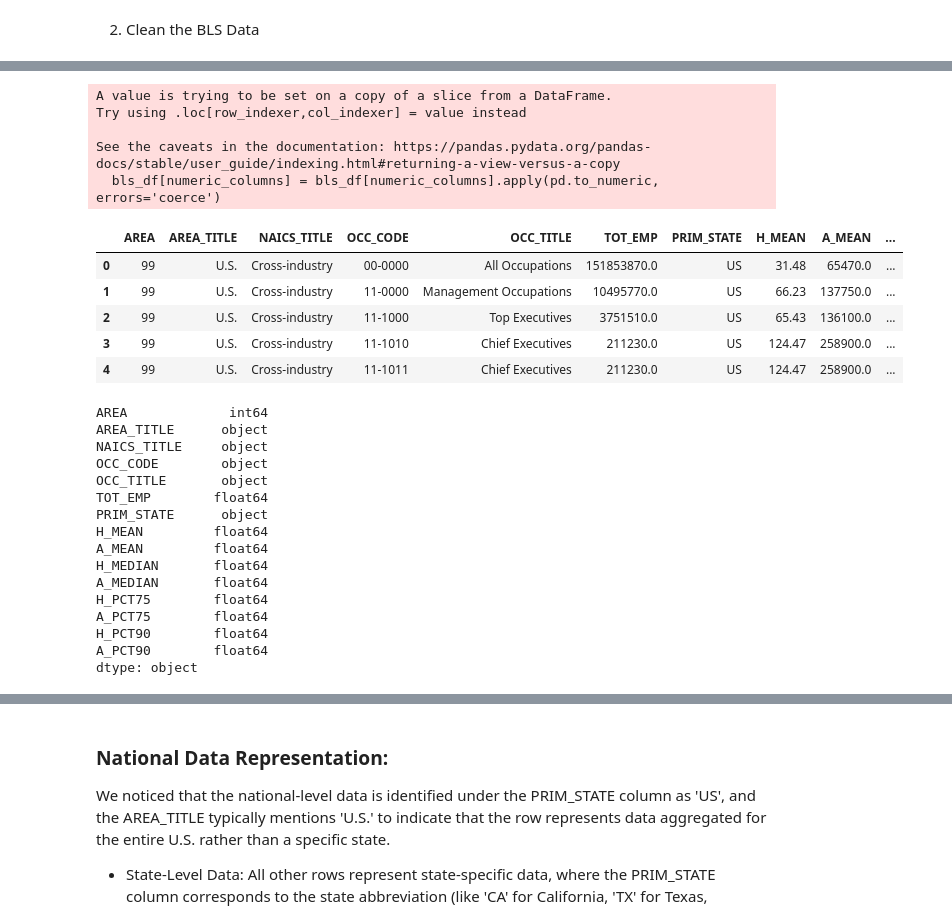
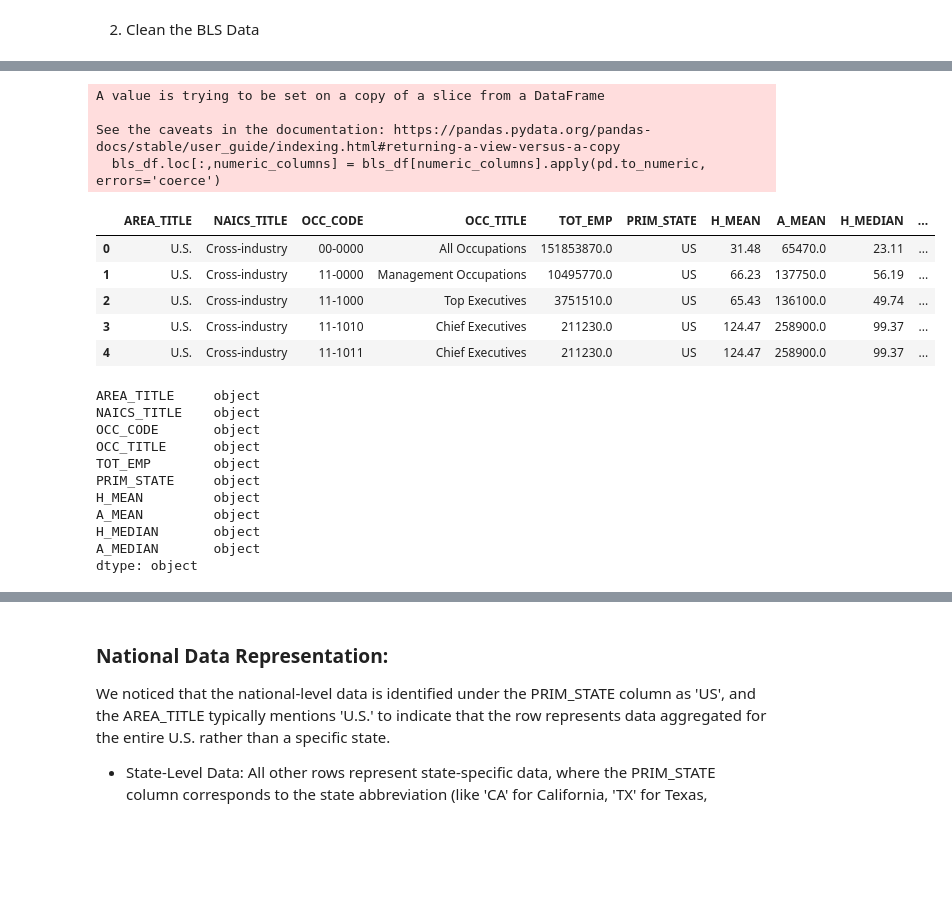
Before and after one commit to rjf7q/bls-data-exploration, a Jupyter notebook: bls_data_exploration.ipynb, the cells around one changed output, grey strips where cells are left out. Drawn from its saved outputs; the diff is of its cells as text; code cells hidden in the pictures; blank space fills up the shorter version.

```diff
--- a/bls_data_exploration.ipynb
+++ b/bls_data_exploration.ipynb
@@ -13,7 +17,7 @@ import geopandas as gpd
 1. Load the Data
 # %%
 # Load the data using pandas
-bls_data=pd.read_excel("./Ressources/all_data_M_2023.xlsx")
+bls_data=pd.read_excel("./Ressources/bls_data.xlsx")
 # Preview the first few rows to check if the data is being read correctly
 display(bls_data.head(3))
 # %% [output]
@@ -37,10 +41,9 @@ Index(['AREA', 'AREA_TITLE', 'AREA_TYPE', 'PRIM_STATE', 'NAICS', 'NAICS_TITLE',
 # %%
 # Select the relevant columns from your DataFrame
 relevant_columns = [
-    'AREA', 'AREA_TITLE', 'NAICS_TITLE',
+    'AREA_TITLE', 'NAICS_TITLE',
     'OCC_CODE', 'OCC_TITLE', 'TOT_EMP', 'PRIM_STATE',
-    'H_MEAN', 'A_MEAN', 'H_MEDIAN', 'A_MEDIAN',
-    'H_PCT75', 'A_PCT75', 'H_PCT90', 'A_PCT90'
+    'H_MEAN', 'A_MEAN', 'H_MEDIAN', 'A_MEDIAN'
 ]
 # Subset the DataFrame
 bls_df = bls_data[relevant_columns]
@@ -74,43 +72,37 @@ A_PCT90        object
 dtype: object
 # %%
 # Convert numeric columns to appropriate types (handle errors in conversion)
-numeric_columns = ['TOT_EMP', 'H_MEAN', 'A_MEAN', 'H_MEDIAN', 'A_MEDIAN', 'H_PCT75', 'A_PCT75', 'H_PCT90', 'A_PCT90']
+numeric_columns = ['TOT_EMP', 'H_MEAN', 'A_MEAN', 'H_MEDIAN', 'A_MEDIAN']
 # Convert specified columns to numeric, handling errors with 'coerce'
-bls_df[numeric_columns] = bls_df[numeric_columns].apply(pd.to_numeric, errors='coerce')
+bls_df.loc[:,numeric_columns] = bls_df[numeric_columns].apply(pd.to_numeric, errors='coerce')
 
 # Preview the cleaned data
 bls_df.head()
 # %% [output]
-A value is trying to be set on a copy of a slice from a DataFrame.
-Try using .loc[row_indexer,col_indexer] = value instead
+A value is trying to be set on a copy of a slice from a DataFrame
 
 See the caveats in the documentation: https://pandas.pydata.org/pandas-docs/stable/user_guide/indexing.html#returning-a-view-versus-a-copy
-  bls_df[numeric_columns] = bls_df[numeric_columns].apply(pd.to_numeric, errors='coerce')
+  bls_df.loc[:,numeric_columns] = bls_df[numeric_columns].apply(pd.to_numeric, errors='coerce')
-|  | AREA | AREA_TITLE | NAICS_TITLE | OCC_CODE | OCC_TITLE | TOT_EMP | PRIM_STATE | H_MEAN | A_MEAN | ... |
-| 0 | 99 | U.S. | Cross-industry | 00-0000 | All Occupations | 151853870.0 | US | 31.48 | 65470.0 | ... |
-| 1 | 99 | U.S. | Cross-industry | 11-0000 | Management Occupations | 10495770.0 | US | 66.23 | 137750.0 | ... |
-| 2 | 99 | U.S. | Cross-industry | 11-1000 | Top Executives | 3751510.0 | US | 65.43 | 136100.0 | ... |
-| 3 | 99 | U.S. | Cross-industry | 11-1010 | Chief Executives | 211230.0 | US | 124.47 | 258900.0 | ... |
-| 4 | 99 | U.S. | Cross-industry | 11-1011 | Chief Executives | 211230.0 | US | 124.47 | 258900.0 | ... |
+|  | AREA_TITLE | NAICS_TITLE | OCC_CODE | OCC_TITLE | TOT_EMP | PRIM_STATE | H_MEAN | A_MEAN | H_MEDIAN | ... |
+| 0 | U.S. | Cross-industry | 00-0000 | All Occupations | 151853870.0 | US | 31.48 | 65470.0 | 23.11 | ... |
+| 1 | U.S. | Cross-industry | 11-0000 | Management Occupations | 10495770.0 | US | 66.23 | 137750.0 | 56.19 | ... |
+| 2 | U.S. | Cross-industry | 11-1000 | Top Executives | 3751510.0 | US | 65.43 | 136100.0 | 49.74 | ... |
+| 3 | U.S. | Cross-industry | 11-1010 | Chief Executives | 211230.0 | US | 124.47 | 258900.0 | 99.37 | ... |
+| 4 | U.S. | Cross-industry | 11-1011 | Chief Executives | 211230.0 | US | 124.47 | 258900.0 | 99.37 | ... |
 # %%
 #recheck the data type
 bls_df.dtypes
 # %% [output]
-AREA             int64
-AREA_TITLE      object
-NAICS_TITLE     object
-OCC_CODE        object
-OCC_TITLE       object
-TOT_EMP        float64
-PRIM_STATE      object
-H_MEAN         float64
-A_MEAN         float64
-H_MEDIAN       float64
-A_MEDIAN       float64
-H_PCT75        float64
-A_PCT75        float64
-H_PCT90        float64
-A_PCT90        float64
+AREA_TITLE     object
+NAICS_TITLE    object
+OCC_CODE       object
+OCC_TITLE      object
+TOT_EMP        object
+PRIM_STATE     object
+H_MEAN         object
+A_MEAN         object
+H_MEDIAN       object
+A_MEDIAN       object
 dtype: object
 # %%
 #  Ensure that AREA_TITLE, , NAICS_TITLE, and OCC_TITLE have consistent formatting
```
Also changed, not shown: parts of 151 cells of this notebook.
